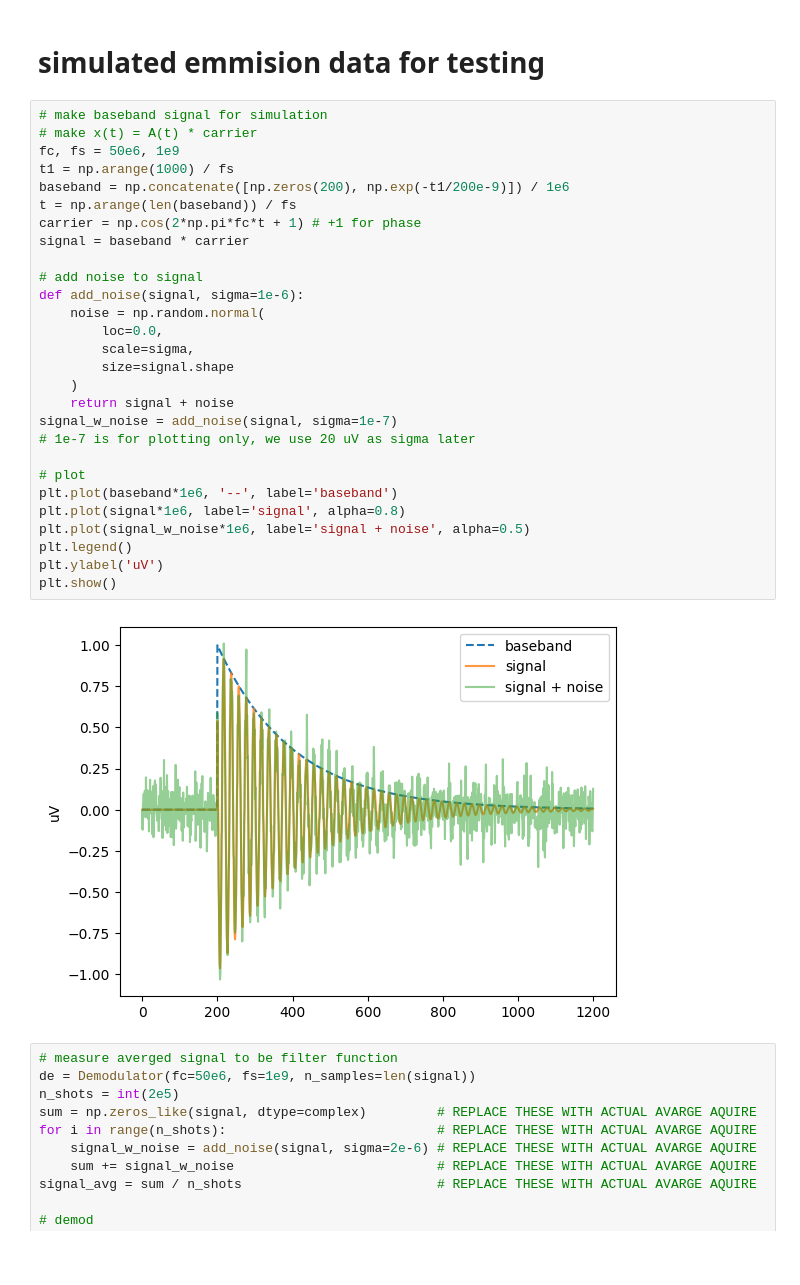
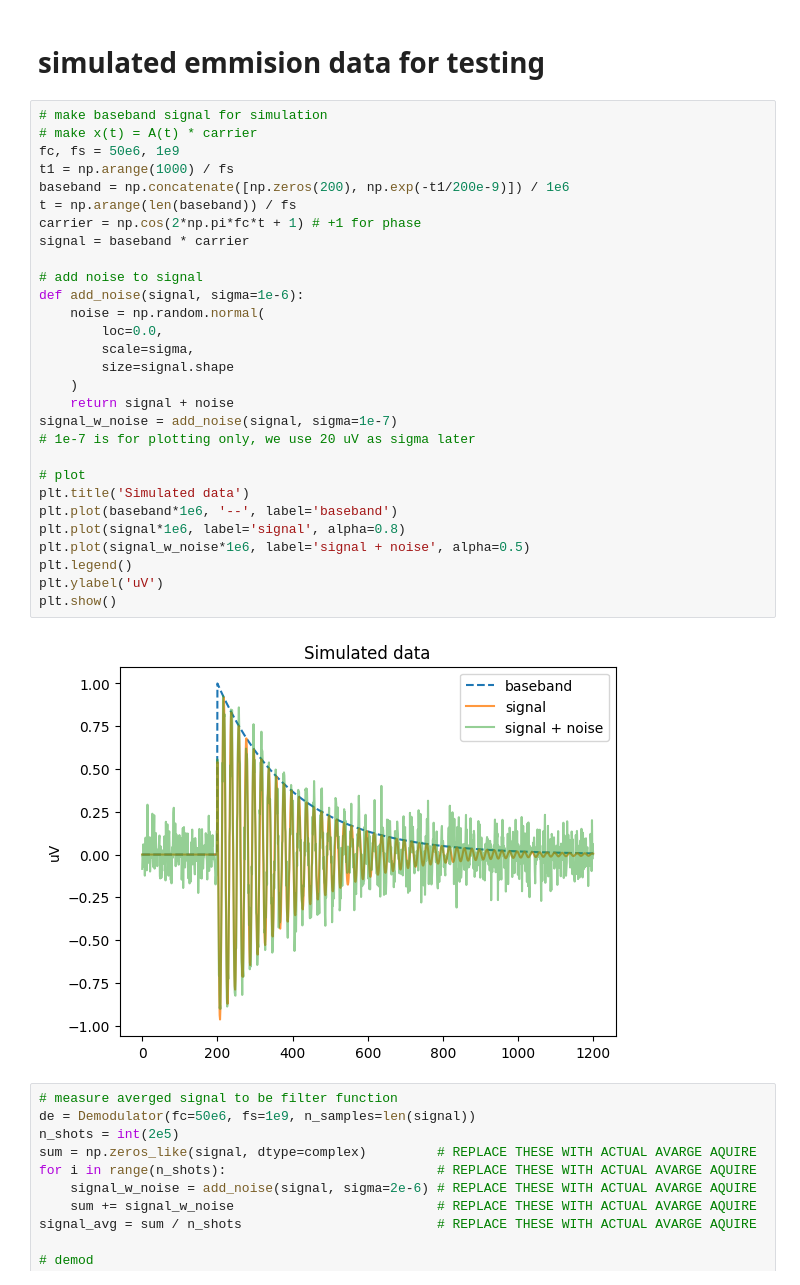
Before and after one commit to ElenBOT/tomography, a Jupyter notebook: tomography_example.ipynb, the cells around one changed output. Drawn from its saved outputs; the diff is of its cells as text; blank space fills up the shorter version.

```diff
--- a/tomography_example.ipynb
+++ b/tomography_example.ipynb
@@ -11,33 +11,34 @@ from sympy import sqrt
 # %%
 # make baseband signal for simulation
 # make x(t) = A(t) * carrier
 fc, fs = 50e6, 1e9
 t1 = np.arange(1000) / fs
 baseband = np.concatenate([np.zeros(200), np.exp(-t1/200e-9)]) / 1e6
 t = np.arange(len(baseband)) / fs
 carrier = np.cos(2*np.pi*fc*t + 1) # +1 for phase
 signal = baseband * carrier
 
 # add noise to signal
 def add_noise(signal, sigma=1e-6):
     noise = np.random.normal(
         loc=0.0,
         scale=sigma,
         size=signal.shape
     )
     return signal + noise
 signal_w_noise = add_noise(signal, sigma=1e-7)
 # 1e-7 is for plotting only, we use 20 uV as sigma later
 
 # plot
+plt.title('Simulated data')
 plt.plot(baseband*1e6, '--', label='baseband')
 plt.plot(signal*1e6, label='signal', alpha=0.8)
 plt.plot(signal_w_noise*1e6, label='signal + noise', alpha=0.5)
 plt.legend()
 plt.ylabel('uV')
 plt.show()
 # %% [output]
-[figure, old version]
+[figure, new version]
 # %%
 # measure averged signal to be filter function
 de = Demodulator(fc=50e6, fs=1e9, n_samples=len(signal))
```
Also changed, not shown: parts of 12 cells of this notebook, 2 other files.
